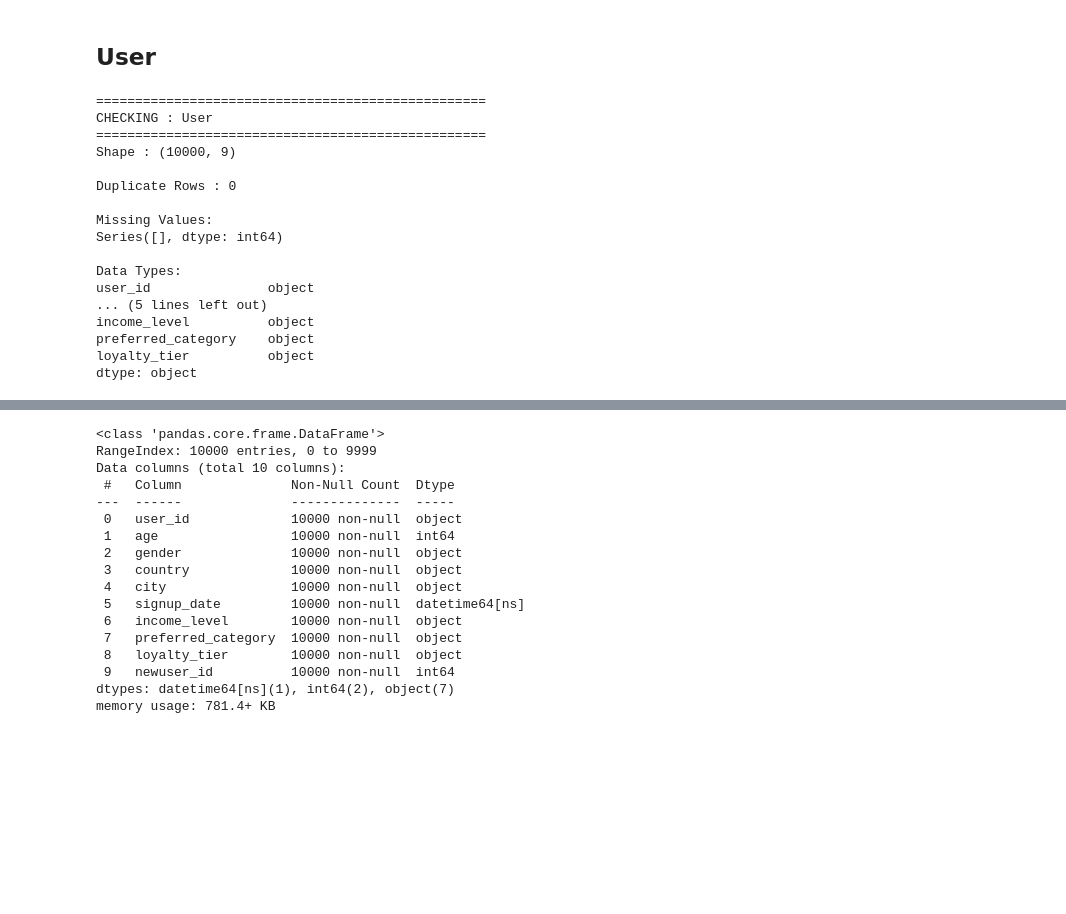
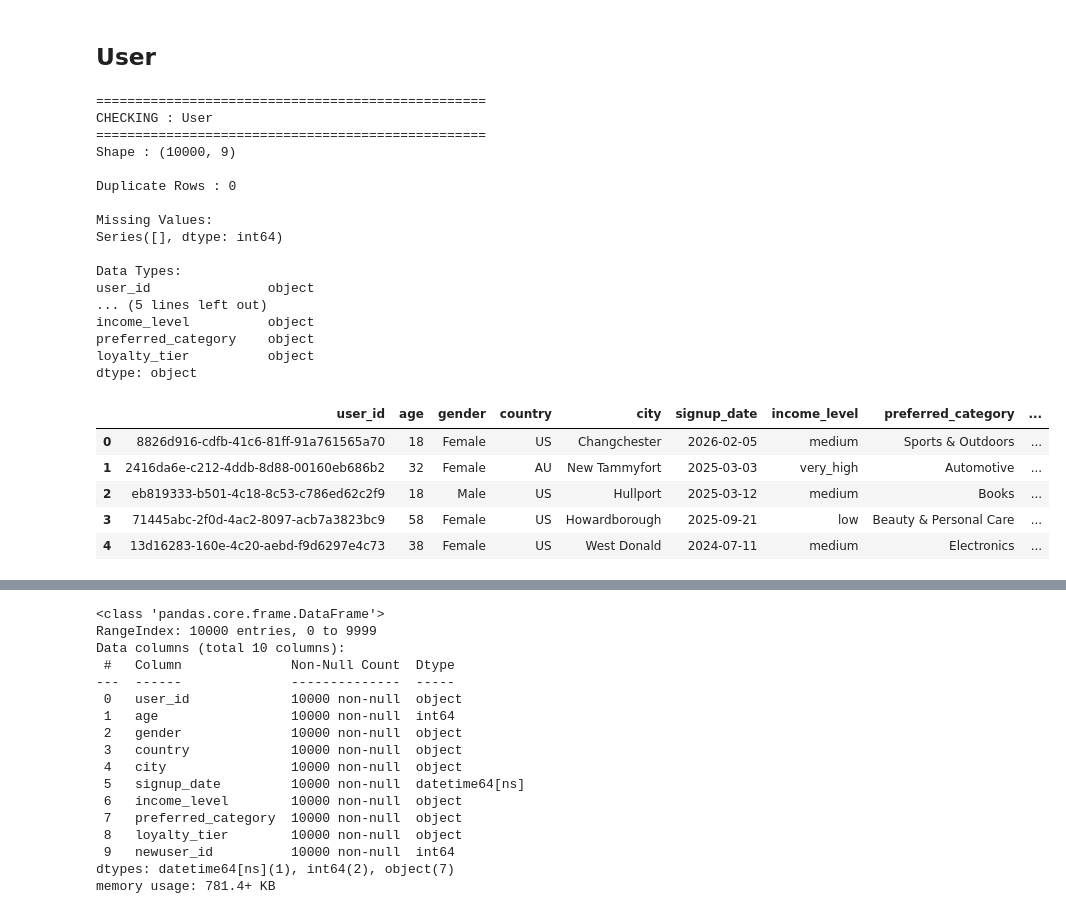
Before and after one commit to HaafizHhamda/Practice_Case, a Jupyter notebook: Notebook.ipynb, the cells around one changed output, grey strips where cells are left out. Saved outputs shown, nothing was run; the diff lists cells and outputs as text; code cells hidden in the pictures; blank space fills up the shorter version.

```diff
--- a/Untitled21.ipynb
+++ b/Notebook.ipynb
@@ -206,23 +214,33 @@ df_products.to_csv('dataframe_product.csv',index=False)
 # %% [markdown]
 ## User
 # %%
+# read file csv
 user_table = pd.read_csv('users.csv')
+
+# check kualitas data
 data_quality_check(user_table,"User")
+user_table.head()
 # %% [output]
 ==================================================
 CHECKING : User
 ==================================================
 Shape : (10000, 9)
 
 Duplicate Rows : 0
 
 Missing Values:
 Series([], dtype: int64)
 
 Data Types:
 user_id               object
 ... (5 lines left out)
 income_level          object
 preferred_category    object
 loyalty_tier          object
 dtype: object
+|  | user_id | age | gender | country | city | signup_date | income_level | preferred_category | ... |
+| 0 | 8826d916-cdfb-41c6-81ff-91a761565a70 | 18 | Female | US | Changchester | 2026-02-05 | medium | Sports & Outdoors | ... |
+| 1 | 2416da6e-c212-4ddb-8d88-00160eb686b2 | 32 | Female | AU | New Tammyfort | 2025-03-03 | very_high | Automotive | ... |
+| 2 | eb819333-b501-4c18-8c53-c786ed62c2f9 | 18 | Male | US | Hullport | 2025-03-12 | medium | Books | ... |
+| 3 | 71445abc-2f0d-4ac2-8097-acb7a3823bc9 | 58 | Female | US | Howardborough | 2025-09-21 | low | Beauty & Personal Care | ... |
+| 4 | 13d16283-160e-4c20-aebd-f9d6297e4c73 | 38 | Female | US | West Donald | 2024-07-11 | medium | Electronics | ... |
```
Also changed, not shown: parts of 43 cells of this notebook, 1 other file.
